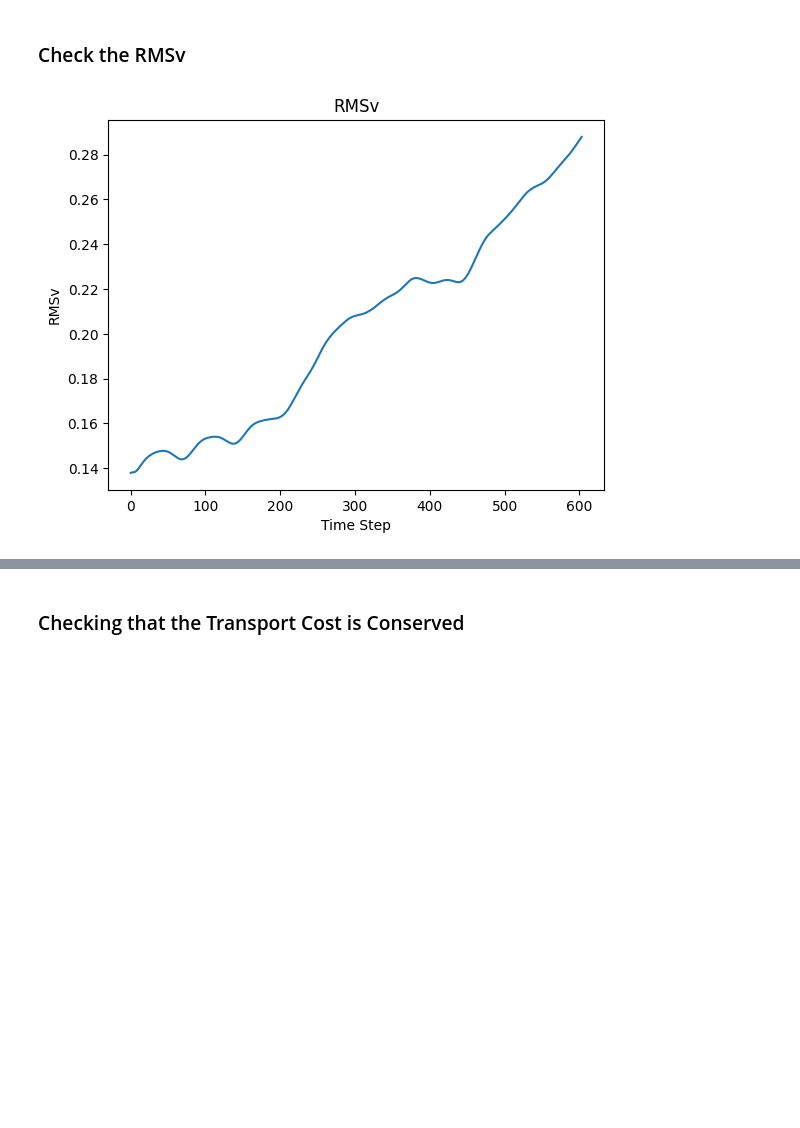
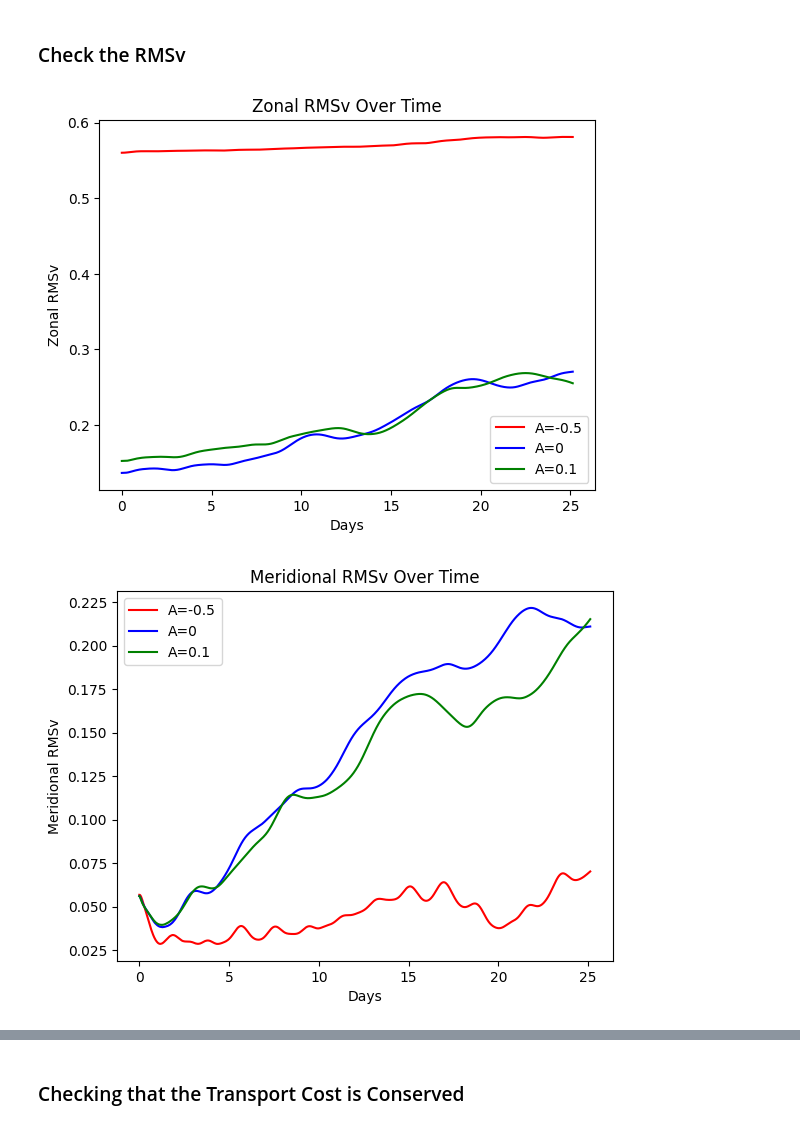
Before and after one commit to thelavier/3DIncompressibleSG, a Jupyter notebook: DataAnalysis.ipynb, the cells around one changed output, grey strips where cells are left out. Drawn from its saved outputs; the diff is of its cells as text; code cells hidden in the pictures; blank space fills up the shorter version.

Commit message:
Clean Up and Plot Functionality

```diff
--- a/DataAnalysis.ipynb
+++ b/DataAnalysis.ipynb
@@ -23,6 +23,11 @@ import random
 # %% [markdown]
 ### Load in the Data
 # %%
-ZRef, CRef, WRef, MRef, TCRef = aux.load_data('./PaperData/RK4_SG_data_10-3_32_1hr.msgpack')
+ZRef, CRef, WRef, MRef, TCRef = aux.load_data('./PaperData/RK4_SG_data_A=0.msgpack')
 box = [-3.66, -1.75, 0, 3.66, 1.75, 0.45]
+# %%
+Z1, C1, _, _, _ = aux.load_data('./PaperData/RK4_SG_data_A=-0.5.msgpack')
+Z2, C2, _, _, _ = aux.load_data('./PaperData/RK4_SG_data_A=0.msgpack')
+Z3, C3, _, _, _ = aux.load_data('./PaperData/RK4_SG_data_A=0.1.msgpack')
+box = [-3.66, -1.75, 0, 3.66, 1.75, 0.45]
 # %%
@@ -52,17 +52,43 @@ for comptime in [12.3974, 24.7947, 37.2351, 52]:
 ## Next we have our coding sanity checks
 # %% [markdown]
 ### Check the RMSv
-# %%
-RMSv = err.Root_Mean_Squared_Velocity(ZRef, CRef, 'Zonal')
-
-# Create a line plot
-plt.plot(RMSv)
-
-# Add labels and title
-plt.xlabel('Time Step')
-plt.ylabel('RMSv')
-plt.title('RMSv')
-
-plt.show()
-# %% [output]
-[figure, removed]
+# %%
+# Define the datasets
+datasets = [(Z1, C1), (Z2, C2), (Z3, C3)]
+colors = ['red', 'blue', 'green']
+labels = ['A=-0.5', 'A=0', 'A=0.1']
+
+# A list of the three types to plot
+types = ['Zonal', 'Meridional', 'Total']
+
+# Calculate the number of timesteps based on one of the datasets (assuming all have the same length)
+timesteps = np.arange(len(Z1))
+
+# Convert timesteps to days (each timestep is 30 minutes, hence divide by 48)
+days = timesteps / 48
+
+for plot_type in types:
+    plt.figure()  # Create a new figure for each type of velocity
+    for (ZRef, CRef), color, label in zip(datasets, colors, labels):
+        # Calculate RMS velocity for the current type
+        RMSv = err.Root_Mean_Squared_Velocity(ZRef, CRef, plot_type)
+
+        # Create a line plot
+        plt.plot(days, RMSv, color=color, label=label)
+
+    # Add labels and title
+    plt.xlabel('Days')
+    plt.ylabel(f'{plot_type} RMSv')
+    plt.title(f'{plot_type} RMSv Over Time')
+
+    # Add legend to differentiate the datasets
+    plt.legend()
+
+    # Save the plot as a PNG file with DPI=300
+    plt.savefig(f'RMSv_{plot_type}.png', dpi=300)
+
+    # Optionally, show the plot
+    plt.show()
+# %% [output]
+[figure, added]
+[figure, added]
```
Also changed, not shown: parts of 3 cells of this notebook, 11 other files.
